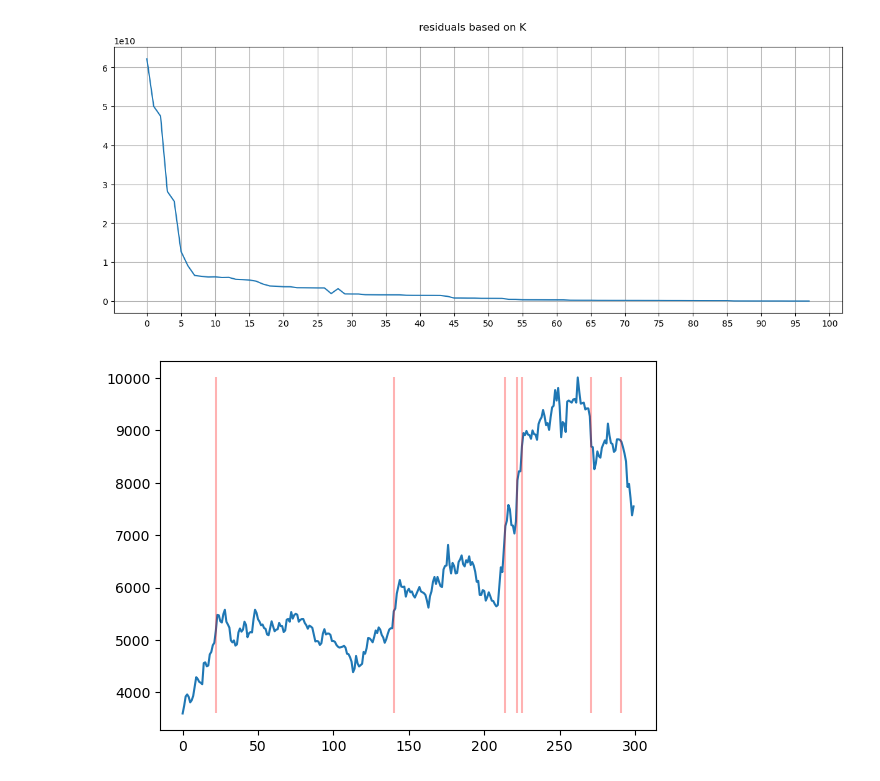
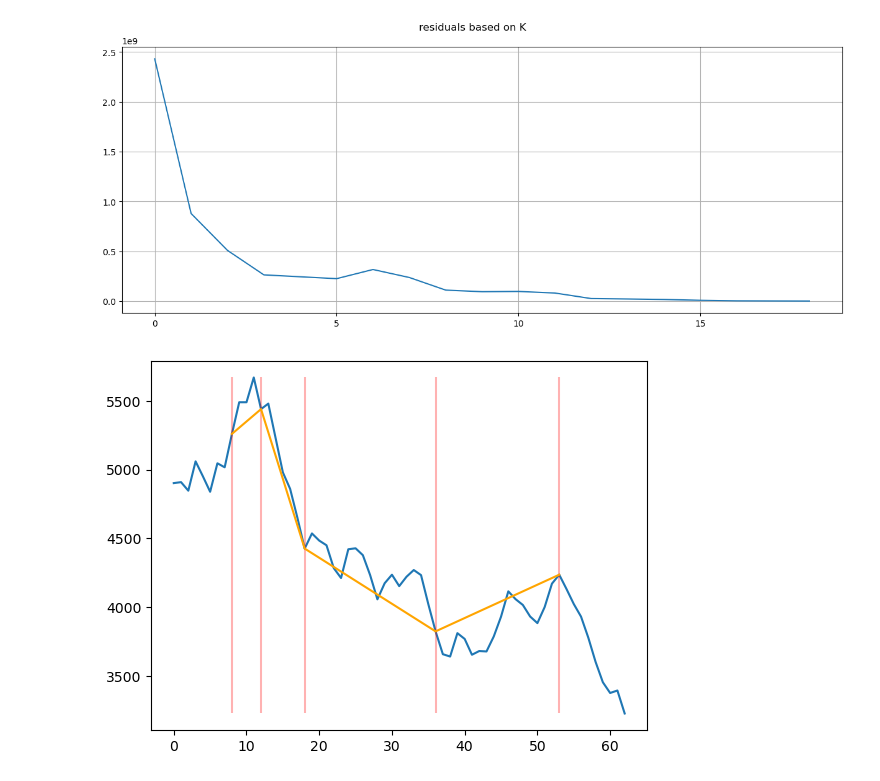
Before and after one commit to Shy-B/OMSLRSegmentation, a Jupyter notebook: test_notebook.ipynb, the cells around one changed output. Saved outputs shown, nothing was run; the diff lists cells and outputs as text; code cells hidden in the pictures.

Commit message:
added segment lines for the plot

```diff
--- a/test_notebook.ipynb
+++ b/test_notebook.ipynb
@@ -31,7 +28,7 @@ price_data = (
     .set_index("J-Date")
     .astype(np.float32)
 )
-df = price_data["شپنا"].dropna()[-300:].copy(deep=True)
+df = price_data["ذوب"].dropna()[-63:].copy(deep=True)
 x = df.to_list()
 sigma_iter, beta, alpha = iter_sigma(x)
 # print(sigma_iter)
@@ -48,19 +45,22 @@ for k in range(2, np.ceil(len(x) / 3).astype(int)):
 # %%
 plt.figure(figsize=(12, 5), layout="constrained")
 plt.plot(res_lst)
-plt.xticks(np.arange(0, 101, 5.0))
+plt.xticks(np.arange(0, len(res_lst) + 1, 5.0))
 plt.suptitle("residuals based on K")
 plt.grid()
 plt.show()
 # %% [output]
-[figure, old version]
+[figure, new version]
 # %%
-gamma, rho = omslr_gmse(x, sigma=sigma_iter, max_k=7)
+gamma, rho = omslr_gmse(x, sigma=sigma_iter, max_k=5)
 pvt_points = get_pivots(gamma=gamma)
+y = np.array(x).astype(int)
+
 
 fig, ax = plt.subplots()
 ax.plot(x)
 ax.vlines(x=pvt_points, ymin=min(x), ymax=max(x), color="r", alpha=0.3)
+ax.plot(pvt_points, y[pvt_points], color="orange")
 plt.show()
 # %% [output]
-[figure, old version]
+[figure, new version]
```
Also changed, not shown: parts of 1 cell of this notebook.
